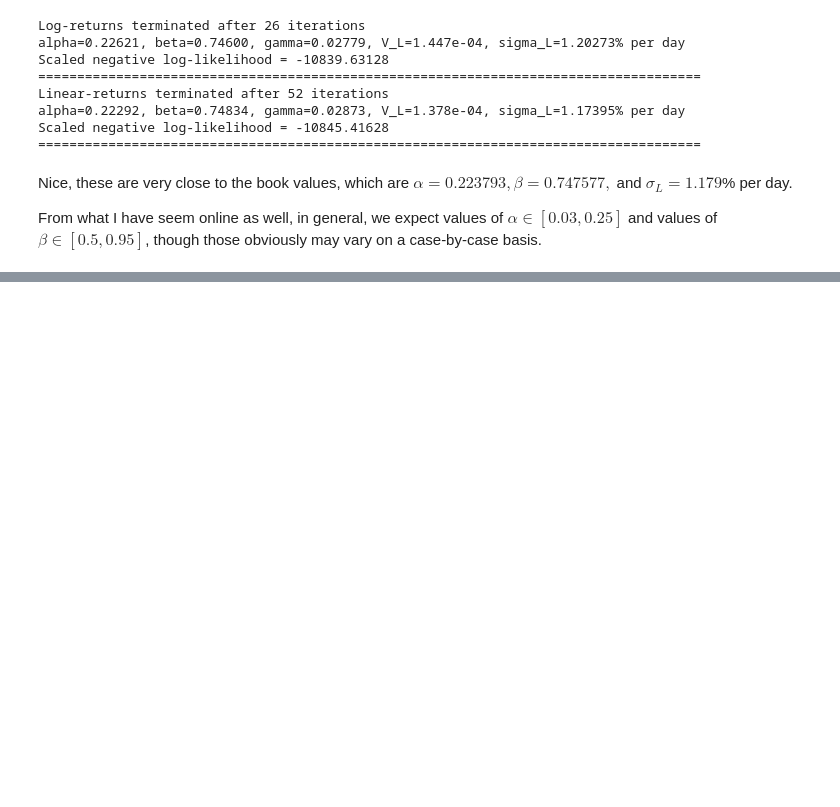
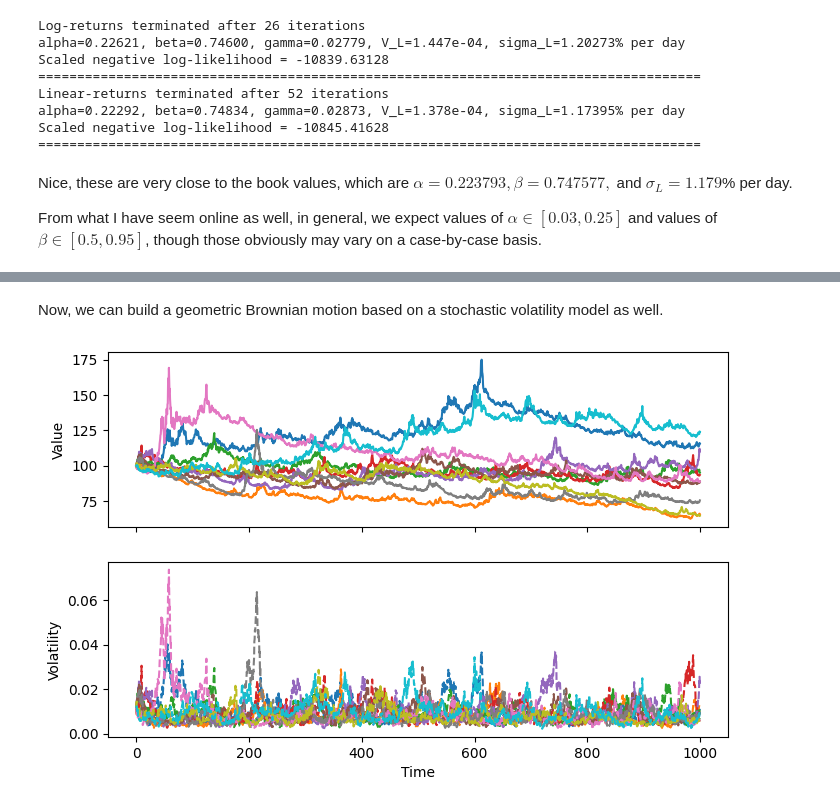
Before and after one commit to victorventuri/misc_quant, a Jupyter notebook: notebooks/options/volatility_musings.ipynb, the cells around one changed output, grey strips where cells are left out. Saved outputs shown, nothing was run; the diff lists cells and outputs as text; code cells hidden in the pictures; blank space fills up the shorter version.

```diff
--- a/notebooks/options/volatility_musings.ipynb
+++ b/notebooks/options/volatility_musings.ipynb
@@ -220,0 +323,2 @@ From what I have seem online as well, in general, we expect values of $\alpha\in
+# %% [markdown]
+Now, we can build a geometric Brownian motion based on a stochastic volatility model as well.
@@ -220,0 +403,37 @@ From what I have seem online as well, in general, we expect values of $\alpha\in
+# %%
+from matplotlib import gridspec
+from tqdm import tqdm
+
+gbm_stoc_vol = GBMStocVol(infinitesimal_time_interval=0.5,  # smaller value to ensure vol > 0
+                          drift_constant=1.0e-04,
+                          alpha=alpha_linear,
+                          gamma=gamma_linear,
+                          reversion_level=v_L_linear,
+                          seed=1234
+                          )
+
+# Simulate
+number_runs = 10
+for i in tqdm(range(number_runs)):
+    _, _ = gbm_stoc_vol.simulate(num_steps=2000, start_value=100.)
+
+# Plot
+fig, axes = gbm_stoc_vol.plot_runs(subplots_args={'figsize': (8, 5)})
+fig.subplots_adjust(wspace=0.2)
+gs = gridspec.GridSpec(2, 1)
+axes.set_position(gs[0].get_position(fig))
+axes.set_subplotspec(gs[0])
+xlabel = axes.get_xlabel()
+new_axes = fig.add_subplot(2, 1, 2)
+new_axes.set_xlabel(xlabel=xlabel)
+axes.set_xticklabels([])
+axes.set_xlabel('')
+new_axes.set_ylabel('Volatility')
+for (timestamps, values), (tstamps, volatilities) in zip(gbm_stoc_vol.simulation_history, gbm_stoc_vol.volatility_history):
+    assert np.allclose(tstamps, timestamps), 'Wrong index matching!'
+    assert np.all(volatilities > 0), volatilities
+    simulated_returns = np.diff(values) / values[:-1]
+    # new_axes.plot(tstamps[1:], simulated_returns, label='returns')
+    new_axes.plot(tstamps, volatilities, '--', label='volatility')
+# %% [output]
+[figure, added]
```
Also changed, not shown: parts of 8 cells of this notebook.
